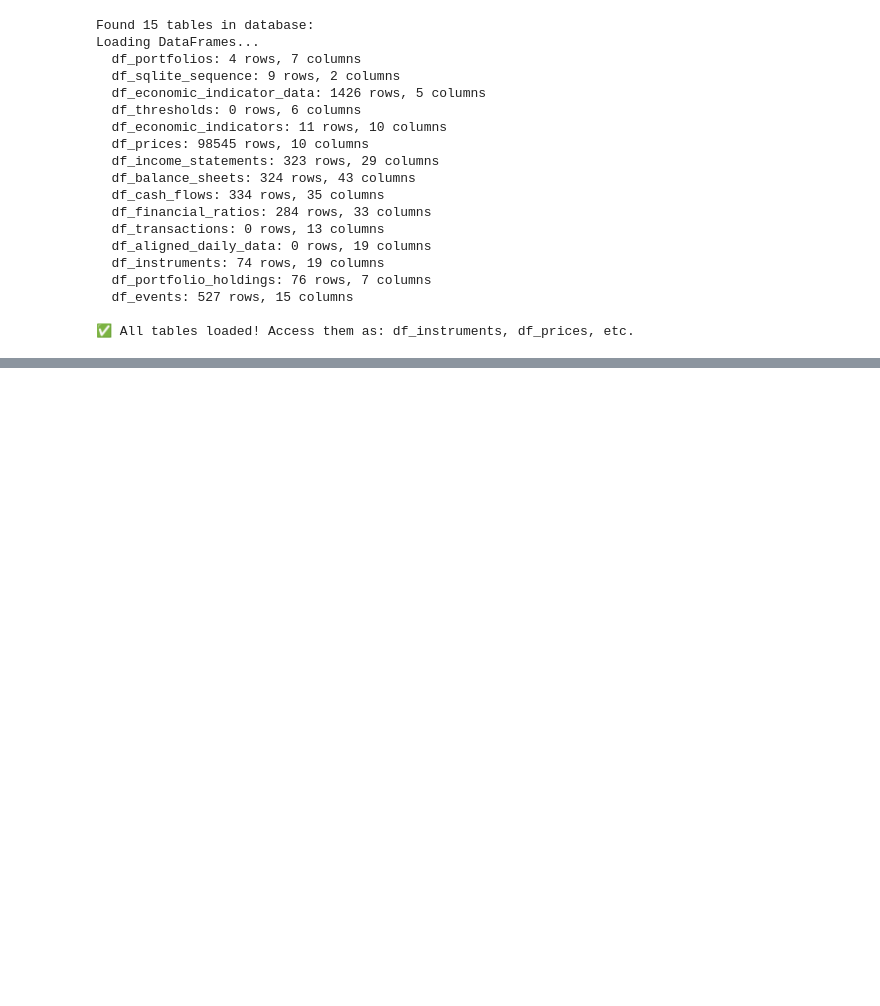
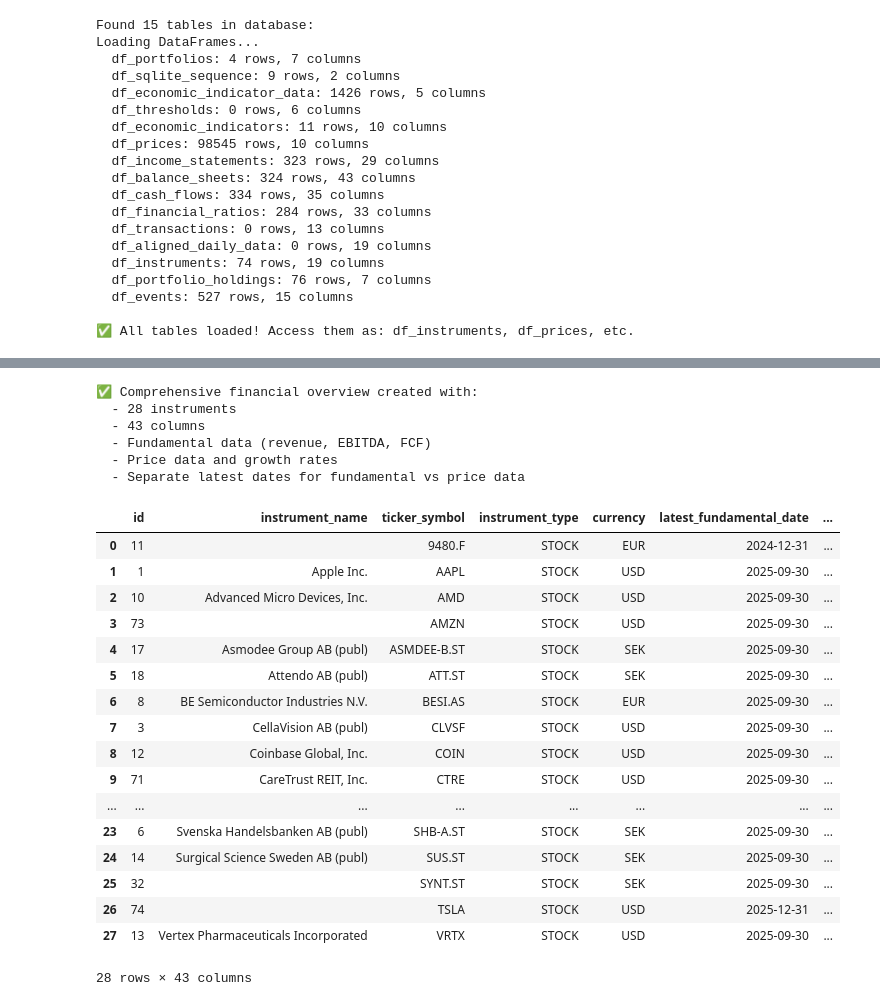
Before and after one commit to userchallenge/market_data_etl, a Jupyter notebook: lab_notebook.ipynb, the cells around one changed output, grey strips where cells are left out. Saved outputs shown, nothing was run; the diff lists cells and outputs as text; code cells hidden in the pictures; blank space fills up the shorter version.

```diff
--- a/lab_notebook.ipynb
+++ b/lab_notebook.ipynb
@@ -114,0 +94,41 @@ df_cash_flows.T
+# %%
+# Replace all the overview creation steps with the simple module call
+from market_data_etl.utils.overview_generator import create_financial_overview
+
+# Create comprehensive financial overview - replaces all previous cells
+final_enhanced_overview = create_financial_overview()
+
+print(f"✅ Comprehensive financial overview created with:")
+print(f"  - {len(final_enhanced_overview)} instruments")
+print(f"  - {len(final_enhanced_overview.columns)} columns")
+print(f"  - Fundamental data (revenue, EBITDA, FCF)")
+print(f"  - Price data and growth rates")
+print(f"  - Separate latest dates for fundamental vs price data")
+
+# Display the overview
+final_enhanced_overview
+# %% [output]
+✅ Comprehensive financial overview created with:
+  - 28 instruments
+  - 43 columns
+  - Fundamental data (revenue, EBITDA, FCF)
+  - Price data and growth rates
+  - Separate latest dates for fundamental vs price data
+|  | id | instrument_name | ticker_symbol | instrument_type | currency | latest_fundamental_date | ... |
+| 0 | 11 |  | 9480.F | STOCK | EUR | 2024-12-31 | ... |
+| 1 | 1 | Apple Inc. | AAPL | STOCK | USD | 2025-09-30 | ... |
+| 2 | 10 | Advanced Micro Devices, Inc. | AMD | STOCK | USD | 2025-09-30 | ... |
+| 3 | 73 |  | AMZN | STOCK | USD | 2025-09-30 | ... |
+| 4 | 17 | Asmodee Group AB (publ) | ASMDEE-B.ST | STOCK | SEK | 2025-09-30 | ... |
+| 5 | 18 | Attendo AB (publ) | ATT.ST | STOCK | SEK | 2025-09-30 | ... |
+| 6 | 8 | BE Semiconductor Industries N.V. | BESI.AS | STOCK | EUR | 2025-09-30 | ... |
+| 7 | 3 | CellaVision AB (publ) | CLVSF | STOCK | USD | 2025-09-30 | ... |
+| 8 | 12 | Coinbase Global, Inc. | COIN | STOCK | USD | 2025-09-30 | ... |
+| 9 | 71 | CareTrust REIT, Inc. | CTRE | STOCK | USD | 2025-09-30 | ... |
+| ... | ... | ... | ... | ... | ... | ... | ... |
+| 23 | 6 | Svenska Handelsbanken AB (publ) | SHB-A.ST | STOCK | SEK | 2025-09-30 | ... |
+| 24 | 14 | Surgical Science Sweden AB (publ) | SUS.ST | STOCK | SEK | 2025-09-30 | ... |
+| 25 | 32 |  | SYNT.ST | STOCK | SEK | 2025-09-30 | ... |
+| 26 | 74 |  | TSLA | STOCK | USD | 2025-12-31 | ... |
+| 27 | 13 | Vertex Pharmaceuticals Incorporated | VRTX | STOCK | USD | 2025-09-30 | ... |
+28 rows × 43 columns
```
Also changed, not shown: parts of 3 cells of this notebook, 1 other file.
